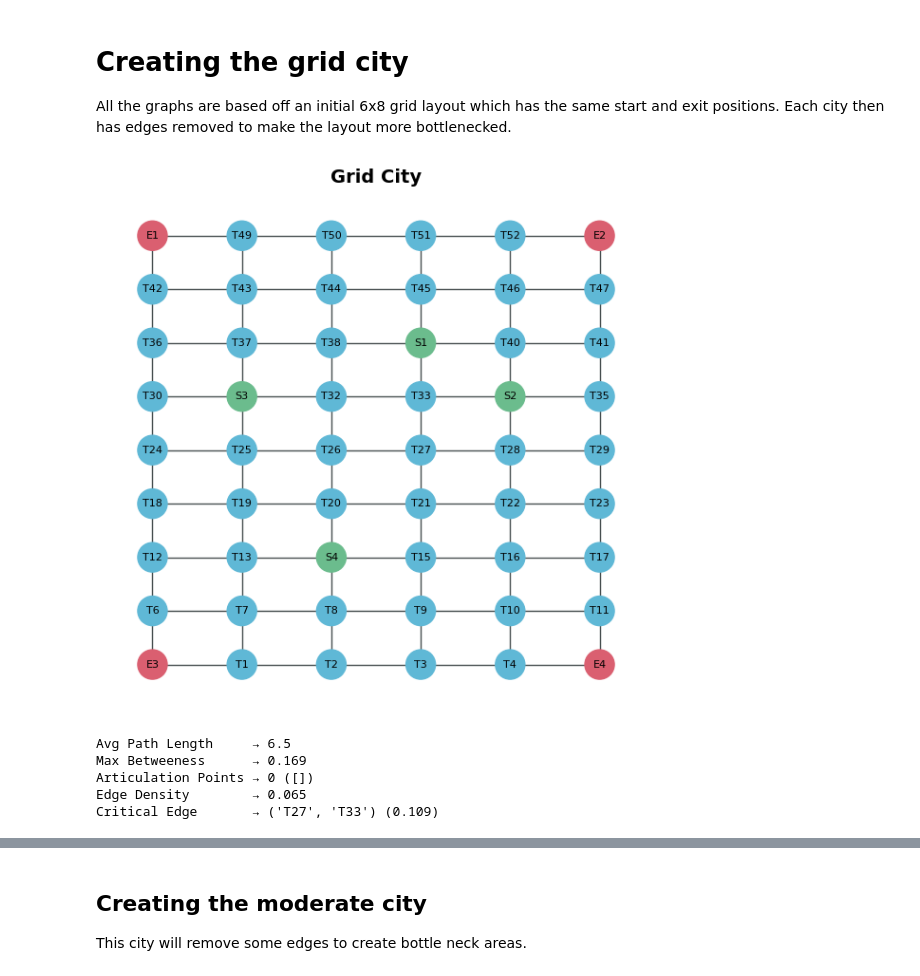
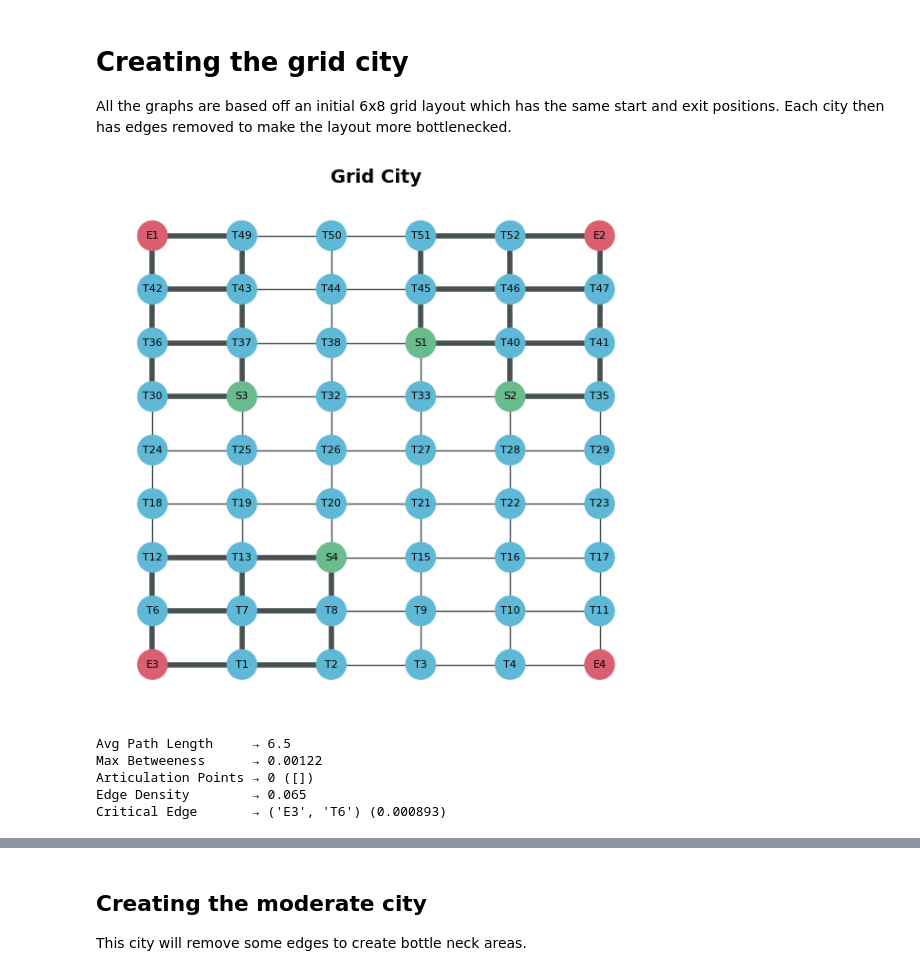
Before and after one commit to lpow311/dissertation, a Jupyter notebook: city_creation.ipynb, the cells around one changed output, grey strips where cells are left out. Saved outputs shown, nothing was run; the diff lists cells and outputs as text; code cells hidden in the pictures.

```diff
--- a/city_creation.ipynb
+++ b/city_creation.ipynb
@@ -33,16 +34,16 @@ G = nx.relabel_nodes(G, mapping)
 # %%
 grid = CityCreation(
     G=G, city_name='Grid City'
 )
 grid_metrics = grid.calculate_city_metrics()
 grid.plot_city(
-    save=False, pos=pos
+    save=True, pos=pos, show_paths=True
 )
 grid.save_graph_pickle()
 # %% [output]
-[figure, old version]
+[figure, new version]
 Avg Path Length     → 6.5
-Max Betweeness      → 0.169
+Max Betweeness      → 0.00122
 Articulation Points → 0 ([])
 Edge Density        → 0.065
-Critical Edge       → ('T27', 'T33') (0.109)
+Critical Edge       → ('E3', 'T6') (0.000893)
```
Also changed, not shown: parts of 11 cells of this notebook, 7 other files.
